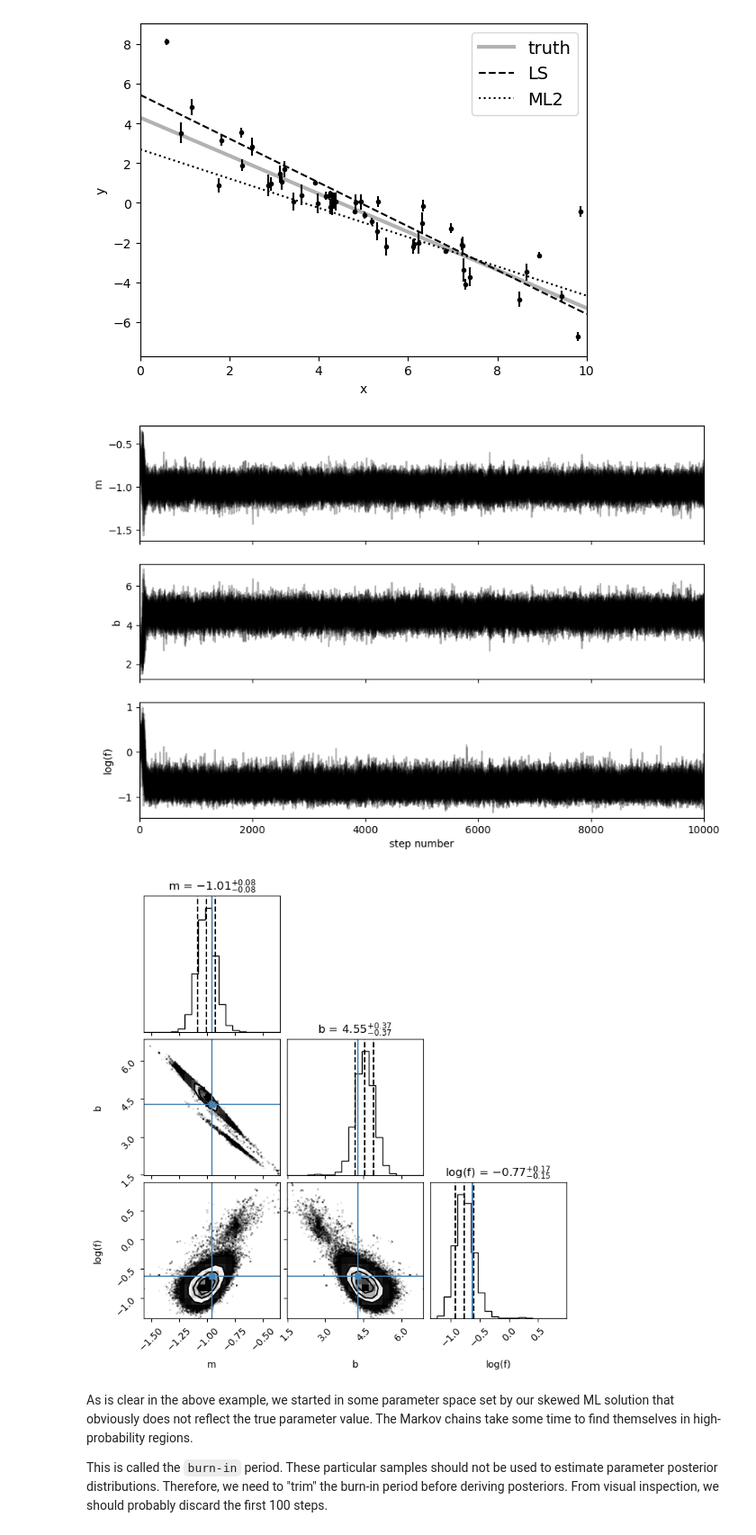
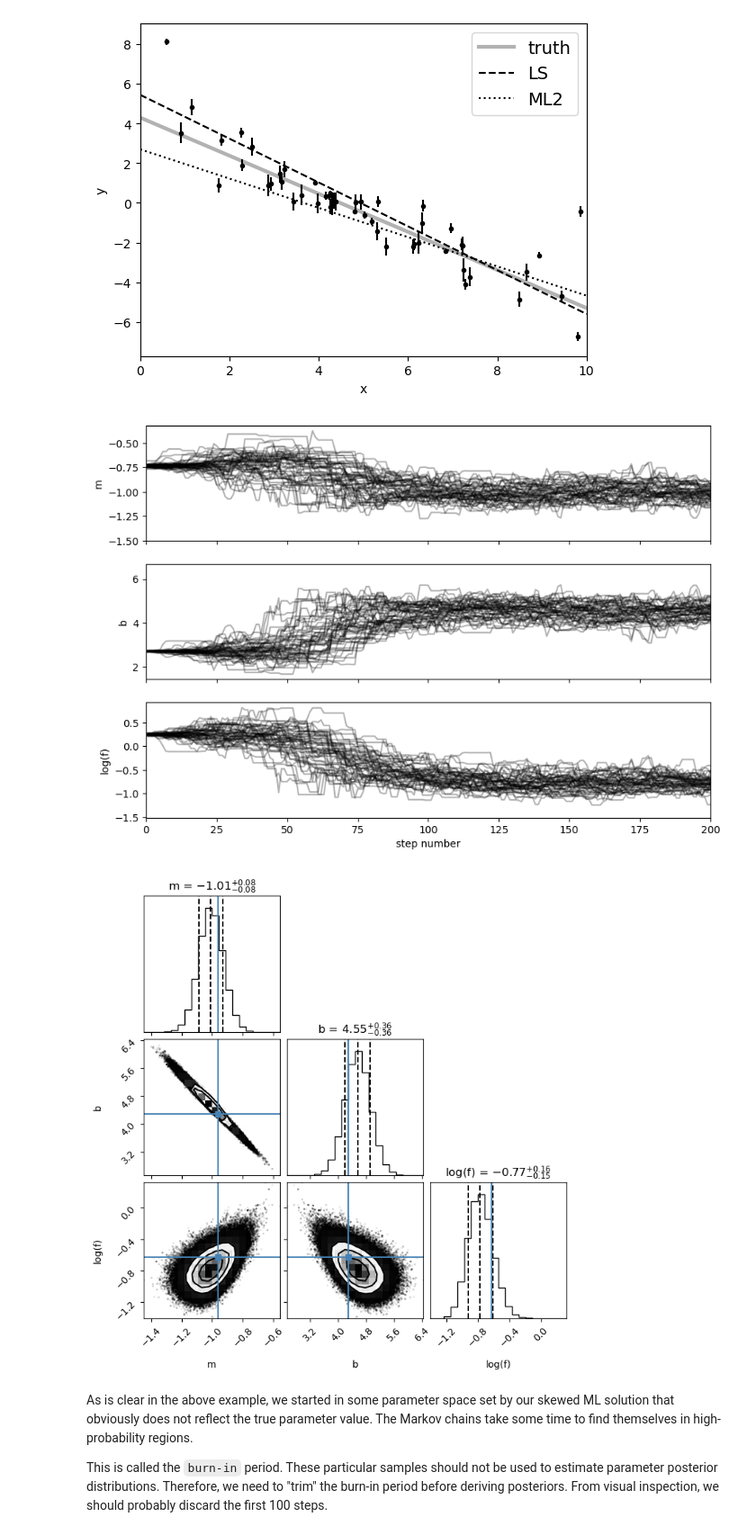
Before and after one commit to thaynecurrie/phys7903_fall2026, a Jupyter notebook: ScientificPythonNotes/Bayesian_MCMC/Python_MCMC_part2b.ipynb, the cells around one changed output. Shown at 90% size. Saved outputs shown, nothing was run; the diff lists cells and outputs as text; code cells hidden in the pictures.

Commit message:
final HW, updated MCMC notes

```diff
--- a/ScientificPythonNotes/Bayesian_MCMC/Python_MCMC_part2b.ipynb
+++ b/ScientificPythonNotes/Bayesian_MCMC/Python_MCMC_part2b.ipynb
@@ -192,7 +192,8 @@ samples = sampler.get_chain()
 labels = ["m", "b", "log(f)"]
 for i in range(ndim):
     ax = axes[i]
-    ax.plot(samples[:, :, i], "k", alpha=0.3)
+   # ax.plot(samples[:, :, i], "k", alpha=0.3)
+    ax.plot(samples[:, :, i], alpha=0.3)
     ax.set_xlim(0, len(samples))
     ax.set_ylabel(labels[i])
     #ax.set_xlabel("step number");
@@ -222,7 +223,8 @@ gg=sampler.get_chain()
 print(gg.shape)
 #flat_samples = sampler.get_chain(discard=100, thin=35, flat=True)
 #flat_samples = sampler.get_chain(discard=100, thin=1, flat=True)
-flat_samples=sampler.get_chain(flat=True)
+#flat_samples=sampler.get_chain(flat=True)
+flat_samples=sampler.get_chain(flat=True,discard=100)
 #flat_samples = sampler.get_chain(discard=100, thin=15) flat_sample.shape = (326,32,3)
 print(flat_samples.shape)
 # %% [output]
@@ -379,33 +381,35 @@ ndim=3 # for m,b, and log(f)
 pos2 = soln2.x + spreadval * np.random.randn(nwalkers, ndim)
 # %%
 nwalkers2, ndim2 = pos2.shape
-nsamples = 10000 #lets run this for longer
+nsamples = 20000 #lets run this for longer
 
 samplerv2 = emcee.EnsembleSampler(
     nwalkers2, ndim2, log_probability, args=(x, y, yerr)
 )
-samplerv2.run_mcmc(pos2, 10000, progress=True); #this should take no more than about 15s on your computer
+samplerv2.run_mcmc(pos2, 20000, progress=True); #this should take no more than about 15s on your computer
 # %%
 fig, axes = plt.subplots(3, figsize=(10, 7), sharex=True)
 samplesv2 = samplerv2.get_chain()
 labels = ["m", "b", "log(f)"]
 for i in range(ndim):
     ax = axes[i]
     ax.plot(samplesv2[:, :, i], "k", alpha=0.3)
-    ax.set_xlim(0, len(samplesv2))
+    #ax.set_xlim(0, len(samplesv2))
+    ax.set_xlim(0, 200)
     ax.set_ylabel(labels[i])
     #ax.set_xlabel("step number");
     #ax.yaxis.set_label_coords(-0.1, 0.5)
 
+
 axes[-1].set_xlabel("step number");
 
-flat_samples2=samplerv2.get_chain(flat=True)
+flat_samples2=samplerv2.get_chain(flat=True,discard=100)
 
 fig = corner.corner(flat_samples2,show_titles=True,truths=[m_true, b_true, np.log(f_true)],
                      labels=labels,plot_datapoints=True,quantiles=[0.16, 0.5, 0.84])
 # %% [output]
-[figure, old version]
+[figure, new version]
-[figure, old version]
+[figure, new version]
 # %% [markdown]
 As is clear in the above example, we started in some parameter space set by our skewed ML solution that obviously does not reflect the true parameter value.  The Markov chains take some time to find themselves in high-probability regions.
 
```
Also changed, not shown: parts of 14 cells of this notebook, 3 other files.
